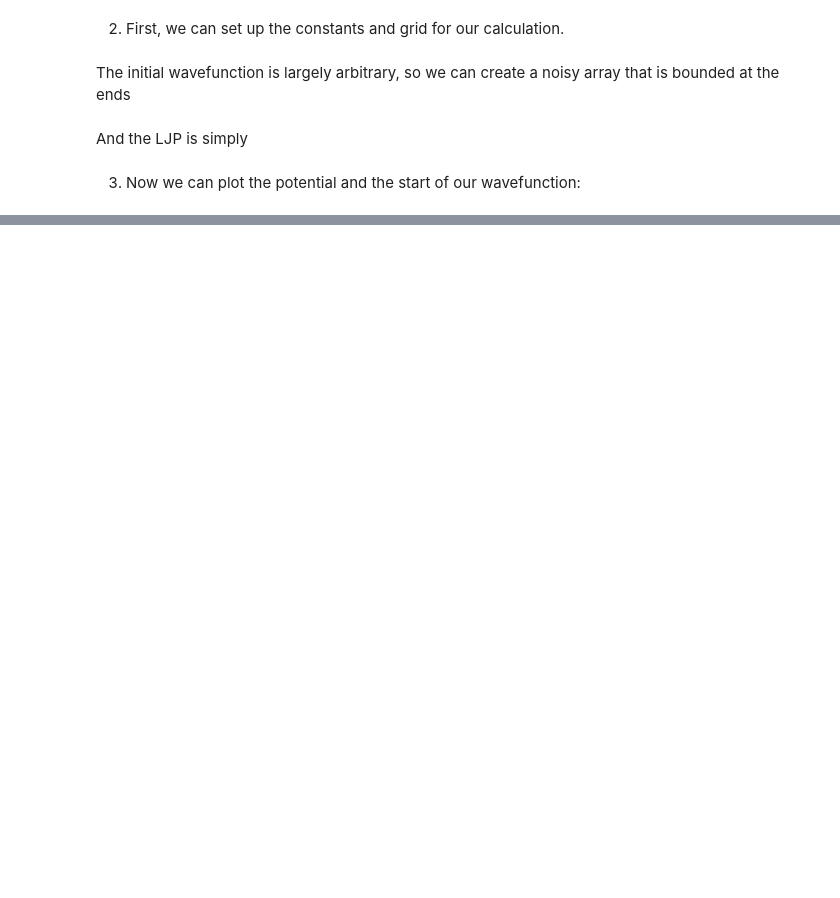
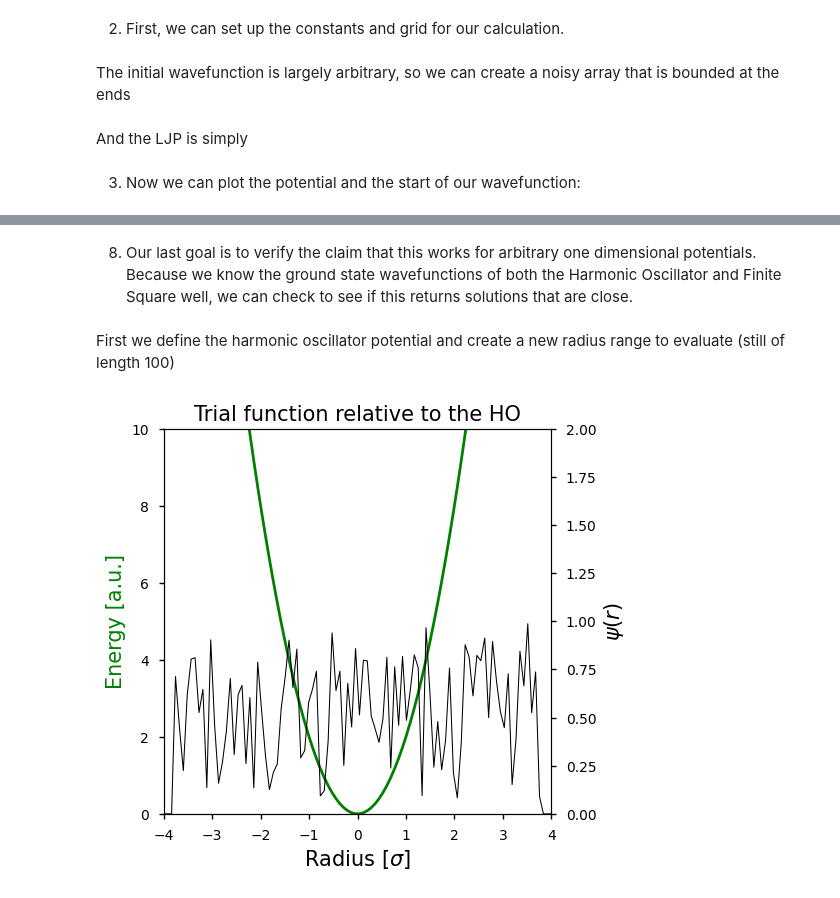
Before and after one commit to trevorolsson/Comp.-Phys.-Projects, a Jupyter notebook: Project 6/project6.ipynb, the cells around one changed output, grey strips where cells are left out. Drawn from its saved outputs; the diff is of its cells as text; code cells hidden in the pictures; blank space fills up the shorter version.

```diff
--- a/Project 6/project6.ipynb
+++ b/Project 6/project6.ipynb
@@ -168,0 +277,9 @@ plt.show()
+# %% [markdown]
+8. Our last goal is to verify the claim that this works for arbitrary one dimensional potentials. Because we know the ground state wavefunctions of both the Harmonic Oscillator and Finite Square well, we can check to see if this returns solutions that are close.
+# %% [markdown]
+First we define the harmonic oscillator potential and create a new radius range to evaluate (still of length 100)
+# %%
+r_new = np.linspace(-4,4,100)*sigma
+# %%
+def harmonic(r):
+    return 1/2*(epsilon/5)**2*(r)**2
@@ -168,0 +293,24 @@ plt.show()
+# %%
+guess_harmonic = trial(length)
+potential_harmonic = harmonic(r_new)
+with plt.style.context("seaborn-notebook"):
+    fig, ax = plt.subplots(ncols=1, nrows=1, figsize=(5,5))
+    ay = ax.twinx()
+    ax.plot(r_new, harmonic(r_new), color='g', linewidth = 2)
+    ay.plot(r_new, guess_harmonic, color='k', linewidth = 0.75)
+
+    ax.set_xlim([r_new[0], r_new[-1]])
+    ax.set_ylim([0, 10])
+
+    ay.set_xlim([r_new[0], r_new[-1]])
+    ay.set_ylim([0, 2])
+
+    ax.set_xlabel("Radius [$\\sigma$]", fontsize=15)
+    ax.set_ylabel("Energy [a.u.]", fontsize=15, color='g')
+
+    ay.set_ylabel("$\\psi(r)$", fontsize=15, color='k')
+
+    ax.set_title("Trial function relative to the HO", fontsize=15)
+plt.show()
+# %% [output]
+[figure, added]
```
Also changed, not shown: parts of 47 cells of this notebook.
